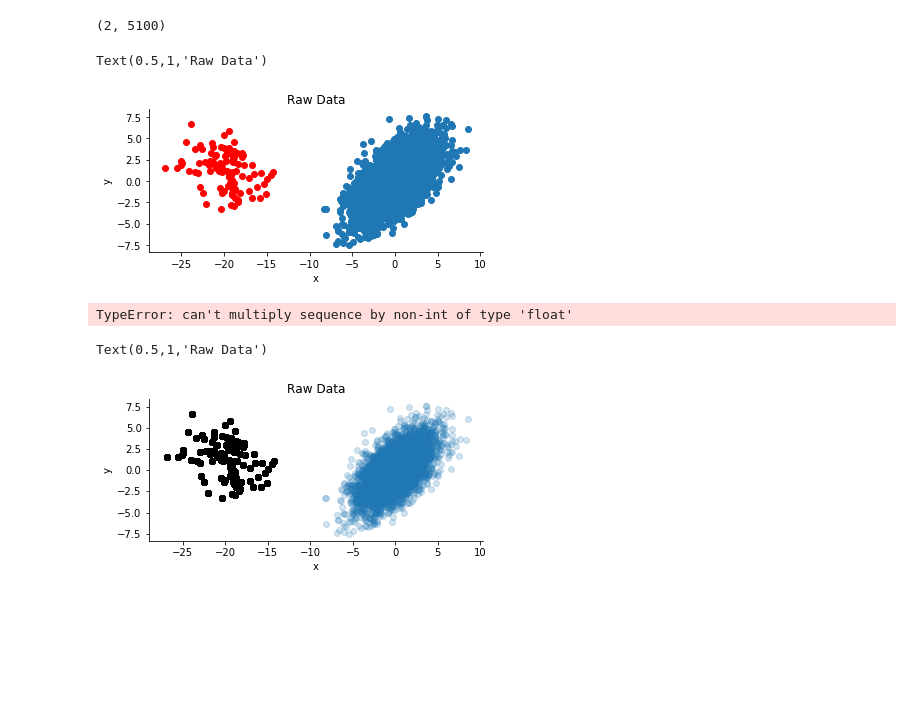
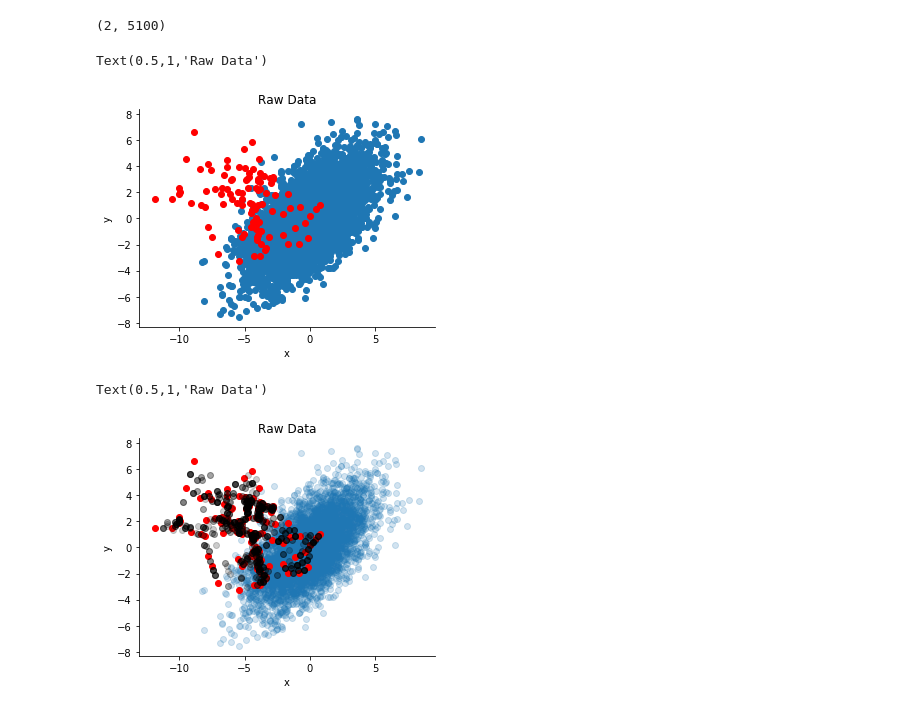
Before and after one commit to khsu2000/nants, a Jupyter notebook: Assignments/Balancing Classes/SMOTE Tutorial.ipynb, the cells around one changed output. Drawn from its saved outputs; the diff is of its cells as text; code cells hidden in the pictures; blank space fills up the shorter version.

```diff
--- a/Assignments/Balancing Classes/SMOTE Tutorial.ipynb
+++ b/Assignments/Balancing Classes/SMOTE Tutorial.ipynb
@@ -5,7 +5,7 @@ from sklearn.neighbors import NearestNeighbors
 import random
 np.random.seed(1)
 mu1 = [0, 0]
-mu2 = [-20, 1]
+mu2 = [-5, 1]
 sigma1 = [[5, 3], [3, 5]]  # must be positive semi-definite
 sigma2 = [[6,-2],[-2,6]]
 n = 5000
@@ -31,7 +31,7 @@ ax.spines["right"].set_visible(False)
 ax.set_title("Raw Data")
 # %% [output]
 Text(0.5,1,'Raw Data')
-[figure, old version]
+[figure, new version]
 # %%
 def SMOTE(minority_data, total_data, k, a, num_samples):
     minority_data = minority_data.T
@@ -39,39 +39,30 @@ def SMOTE(minority_data, total_data, k, a, num_samples):
     knn = NearestNeighbors(n_neighbors=k+1)
     knn.fit(total_data)
     synth = []
-    #print(minority_data)
-    #print(total_data)
 
-    for _ in range(num_samples):
-        i = np.random.choice(minority_data.shape[0])
-        query = [minority_data[i]]
-        neighbors = knn.kneighbors(query, return_distance=False)
-        neighbors = total_data[neighbors]
-        j = np.random.choice(k)+1
-        l = total_data[j]
-        s = a*query + (1-a)*l
-        synth.append(s)
-
-    synth = np.vstack(synth)
-    return synth
+    indices = np.random.choice(minority_data.shape[0], size=num_samples)
+    query = minority_data[indices]
+    neighbors = knn.kneighbors(query, return_distance=False)
+    random_choices = np.random.choice(k, size=num_samples)+1
+    neigh = [neighbors[j][random_choices[j]] for j in range(len(random_choices))]
+    samp = total_data[neigh]
+    return a*query + (1-a)*samp
 # %%
 xs = SMOTE(x2, x2, 5, 0.5, 1000)
 xs = xs.T
-# %% [output]
-TypeError: can't multiply sequence by non-int of type 'float'
 # %%
 fig, ax = plt.subplots()
 ax.scatter(x1[0], x1[1], alpha=0.2)
 ax.scatter(x2[0], x2[1], c="red")
-ax.scatter(xs[0], xs[1], c="black")
+ax.scatter(xs[0], xs[1], c="black", alpha=0.2)
 ax.set_aspect("equal")
 #ax.set_xlim(-8, 8)
 #ax.set_ylim(-8, 8)
 ax.set_xlabel("x")
 ax.set_ylabel("y")
 ax.spines["top"].set_visible(False)
 ax.spines["right"].set_visible(False)
 ax.set_title("Raw Data")
 # %% [output]
 Text(0.5,1,'Raw Data')
-[figure, old version]
+[figure, new version]
```
